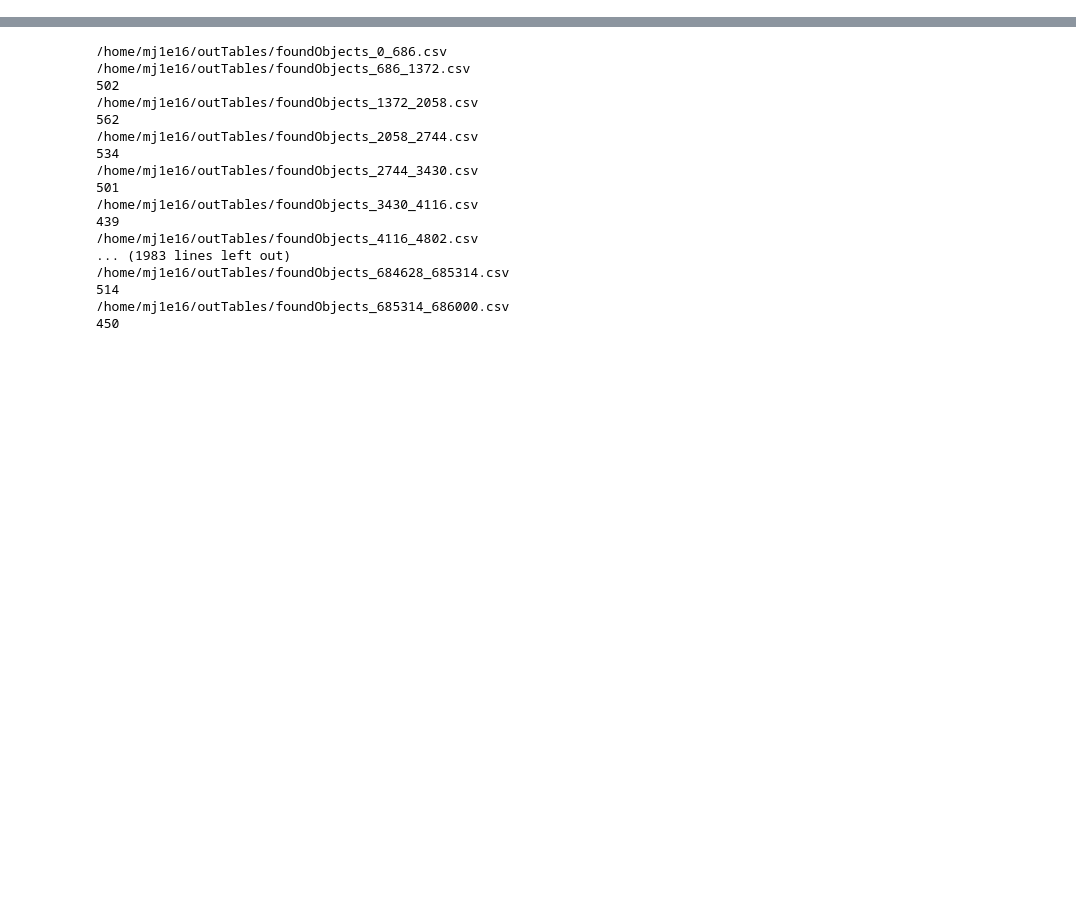
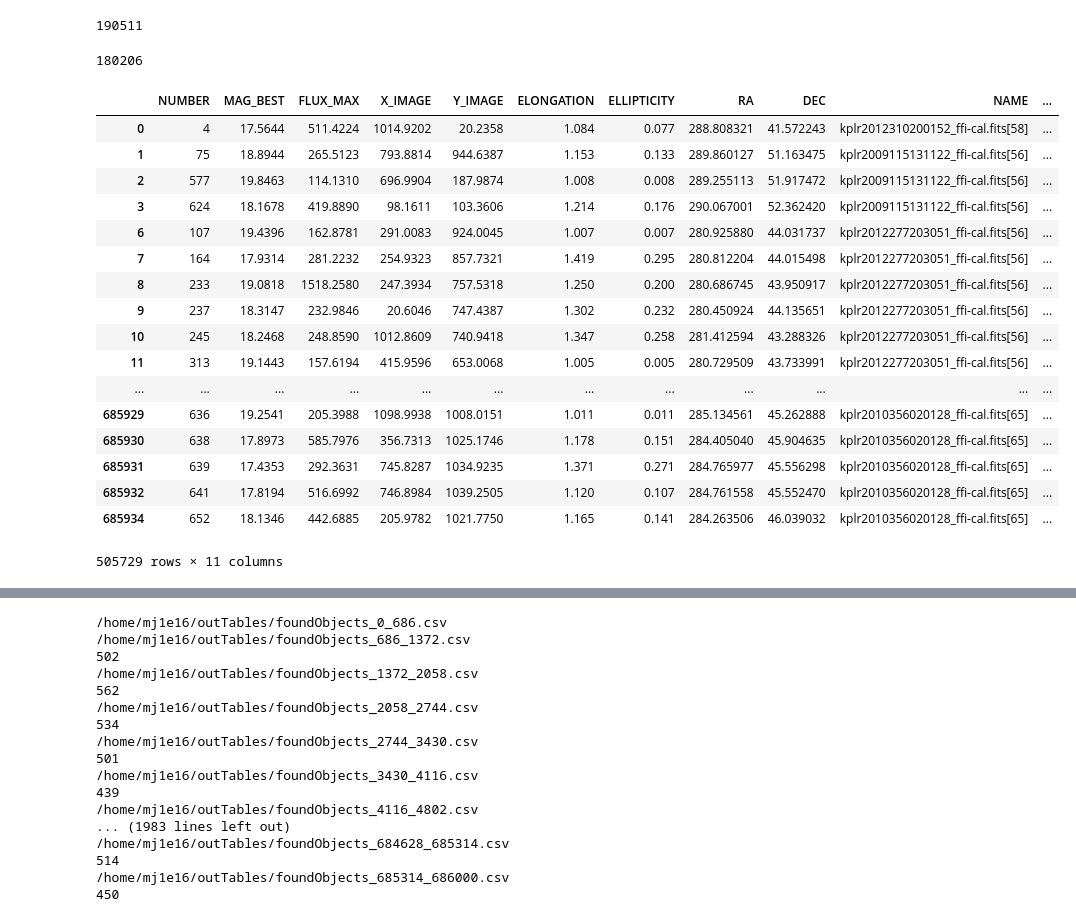
Before and after one commit to mj1e16lsst/keplerPhotometry, a Jupyter notebook: slim-matchingResults.ipynb, the cells around one changed output, grey strips where cells are left out. Drawn from its saved outputs; the diff is of its cells as text; code cells hidden in the pictures; blank space fills up the shorter version.

```diff
--- a/slim-matchingResults.ipynb
+++ b/slim-matchingResults.ipynb
@@ -11,0 +49,37 @@ matchTab = ascii.read('/home/mj1e16/outTables/foundObjects_0_686.csv')
+# %%
+transients = findMatchesNoCondition(tabTot,matchTabTot)
+# %% [output]
+190511
+# %%
+nums = []
+for x in range(len(transients)):
+    nums.append(transients[x])
+# %%
+print(len(nums))
+# %% [output]
+180206
+# %%
+pantab = tabTot.to_pandas()
+# %%
+pantab = pantab[~pantab['index'].isin(nums)]
+# %%
+pantab
+# %% [output]
+|  | NUMBER | MAG_BEST | FLUX_MAX | X_IMAGE | Y_IMAGE | ELONGATION | ELLIPTICITY | RA | DEC | NAME | ... |
+| 0 | 4 | 17.5644 | 511.4224 | 1014.9202 | 20.2358 | 1.084 | 0.077 | 288.808321 | 41.572243 | kplr2012310200152_ffi-cal.fits[58] | ... |
+| 1 | 75 | 18.8944 | 265.5123 | 793.8814 | 944.6387 | 1.153 | 0.133 | 289.860127 | 51.163475 | kplr2009115131122_ffi-cal.fits[56] | ... |
+| 2 | 577 | 19.8463 | 114.1310 | 696.9904 | 187.9874 | 1.008 | 0.008 | 289.255113 | 51.917472 | kplr2009115131122_ffi-cal.fits[56] | ... |
+| 3 | 624 | 18.1678 | 419.8890 | 98.1611 | 103.3606 | 1.214 | 0.176 | 290.067001 | 52.362420 | kplr2009115131122_ffi-cal.fits[56] | ... |
+| 6 | 107 | 19.4396 | 162.8781 | 291.0083 | 924.0045 | 1.007 | 0.007 | 280.925880 | 44.031737 | kplr2012277203051_ffi-cal.fits[56] | ... |
+| 7 | 164 | 17.9314 | 281.2232 | 254.9323 | 857.7321 | 1.419 | 0.295 | 280.812204 | 44.015498 | kplr2012277203051_ffi-cal.fits[56] | ... |
+| 8 | 233 | 19.0818 | 1518.2580 | 247.3934 | 757.5318 | 1.250 | 0.200 | 280.686745 | 43.950917 | kplr2012277203051_ffi-cal.fits[56] | ... |
+| 9 | 237 | 18.3147 | 232.9846 | 20.6046 | 747.4387 | 1.302 | 0.232 | 280.450924 | 44.135651 | kplr2012277203051_ffi-cal.fits[56] | ... |
+| 10 | 245 | 18.2468 | 248.8590 | 1012.8609 | 740.9418 | 1.347 | 0.258 | 281.412594 | 43.288326 | kplr2012277203051_ffi-cal.fits[56] | ... |
+| 11 | 313 | 19.1443 | 157.6194 | 415.9596 | 653.0068 | 1.005 | 0.005 | 280.729509 | 43.733991 | kplr2012277203051_ffi-cal.fits[56] | ... |
+| ... | ... | ... | ... | ... | ... | ... | ... | ... | ... | ... | ... |
+| 685929 | 636 | 19.2541 | 205.3988 | 1098.9938 | 1008.0151 | 1.011 | 0.011 | 285.134561 | 45.262888 | kplr2010356020128_ffi-cal.fits[65] | ... |
+| 685930 | 638 | 17.8973 | 585.7976 | 356.7313 | 1025.1746 | 1.178 | 0.151 | 284.405040 | 45.904635 | kplr2010356020128_ffi-cal.fits[65] | ... |
+| 685931 | 639 | 17.4353 | 292.3631 | 745.8287 | 1034.9235 | 1.371 | 0.271 | 284.765977 | 45.556298 | kplr2010356020128_ffi-cal.fits[65] | ... |
+| 685932 | 641 | 17.8194 | 516.6992 | 746.8984 | 1039.2505 | 1.120 | 0.107 | 284.761558 | 45.552470 | kplr2010356020128_ffi-cal.fits[65] | ... |
+| 685934 | 652 | 18.1346 | 442.6885 | 205.9782 | 1021.7750 | 1.165 | 0.141 | 284.263506 | 46.039032 | kplr2010356020128_ffi-cal.fits[65] | ... |
+505729 rows × 11 columns
```
Also changed, not shown: parts of 17 cells of this notebook.
